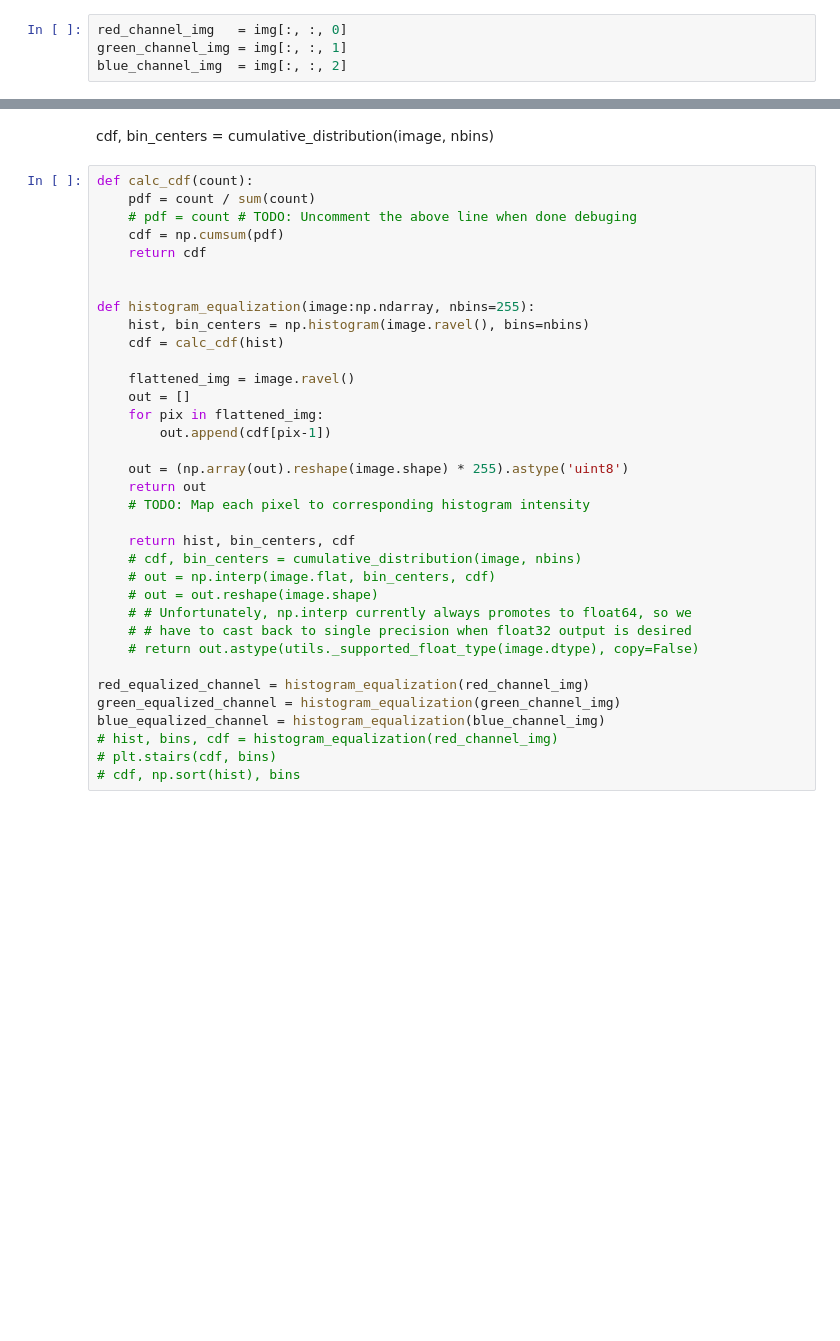
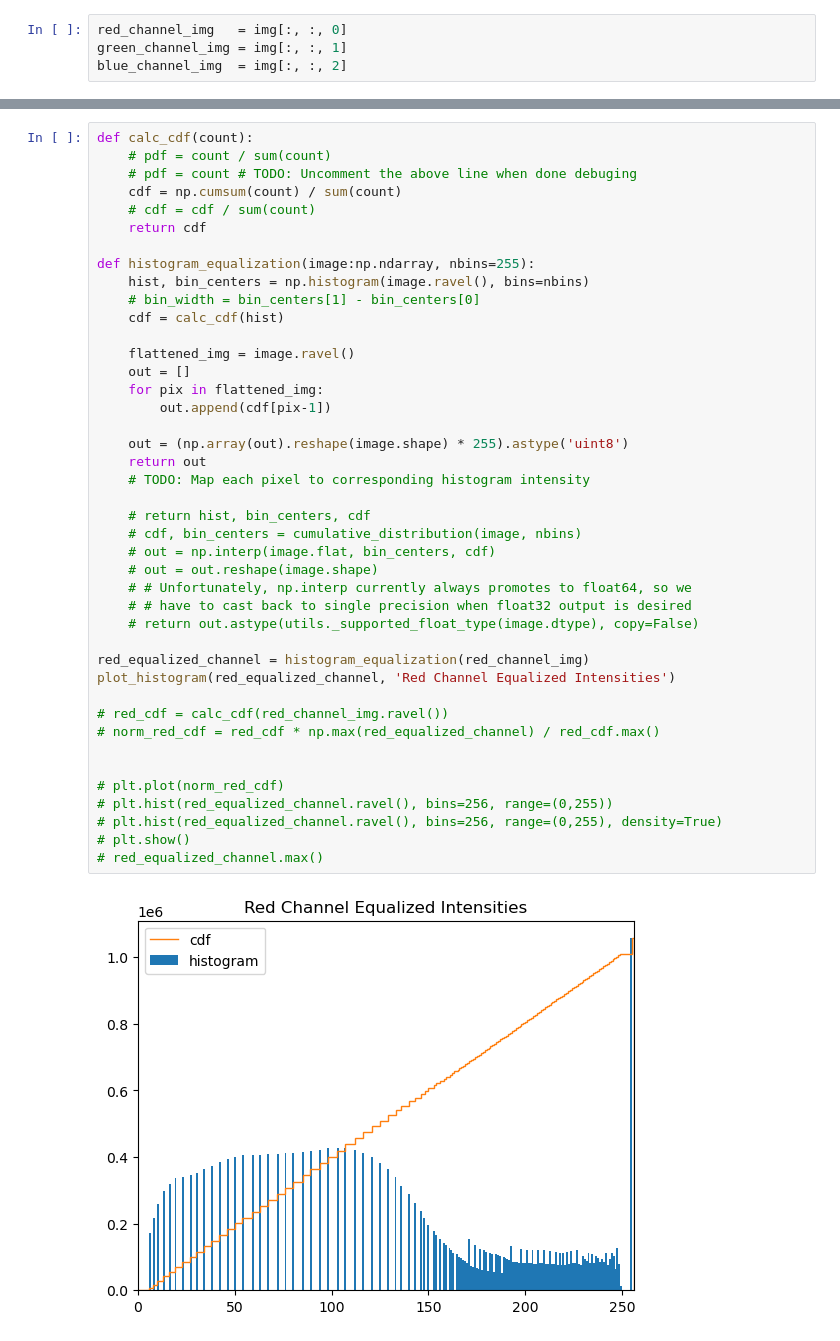
Before and after one commit to abdulahadbutt/CV701-Assignment1, a Jupyter notebook: main.ipynb, the cells around one changed output, grey strips where cells are left out. Drawn from its saved outputs; the diff is of its cells as text; blank space fills up the shorter version.

```diff
--- a/main.ipynb
+++ b/main.ipynb
@@ -50,38 +58,45 @@ plot_histogram(blue_channel_img, 'Blue Channel Intensities')
-# %% [markdown]
-cdf, bin_centers = cumulative_distribution(image, nbins)
 # %%
 def calc_cdf(count):
-    pdf = count / sum(count)
+    # pdf = count / sum(count)
     # pdf = count # TODO: Uncomment the above line when done debuging
-    cdf = np.cumsum(pdf)
+    cdf = np.cumsum(count) / sum(count)
+    # cdf = cdf / sum(count)
     return cdf
-
 
 def histogram_equalization(image:np.ndarray, nbins=255):
     hist, bin_centers = np.histogram(image.ravel(), bins=nbins)
+    # bin_width = bin_centers[1] - bin_centers[0]
     cdf = calc_cdf(hist)
 
     flattened_img = image.ravel()
     out = []
     for pix in flattened_img:
         out.append(cdf[pix-1])
 
     out = (np.array(out).reshape(image.shape) * 255).astype('uint8')
     return out
     # TODO: Map each pixel to corresponding histogram intensity
 
-    return hist, bin_centers, cdf
+    # return hist, bin_centers, cdf
     # cdf, bin_centers = cumulative_distribution(image, nbins)
     # out = np.interp(image.flat, bin_centers, cdf)
     # out = out.reshape(image.shape)
     # # Unfortunately, np.interp currently always promotes to float64, so we
     # # have to cast back to single precision when float32 output is desired
     # return out.astype(utils._supported_float_type(image.dtype), copy=False)
 
 red_equalized_channel = histogram_equalization(red_channel_img)
-green_equalized_channel = histogram_equalization(green_channel_img)
-blue_equalized_channel = histogram_equalization(blue_channel_img)
-# hist, bins, cdf = histogram_equalization(red_channel_img)
-# plt.stairs(cdf, bins)
-# cdf, np.sort(hist), bins
+plot_histogram(red_equalized_channel, 'Red Channel Equalized Intensities')
+
+# red_cdf = calc_cdf(red_channel_img.ravel())
+# norm_red_cdf = red_cdf * np.max(red_equalized_channel) / red_cdf.max()
+
+
+# plt.plot(norm_red_cdf)
+# plt.hist(red_equalized_channel.ravel(), bins=256, range=(0,255))
+# plt.hist(red_equalized_channel.ravel(), bins=256, range=(0,255), density=True)
+# plt.show()
+# red_equalized_channel.max()
+# %% [output]
+[figure, added]
 # %%
```
Also changed, not shown: parts of 12 cells of this notebook, 1 other file.
